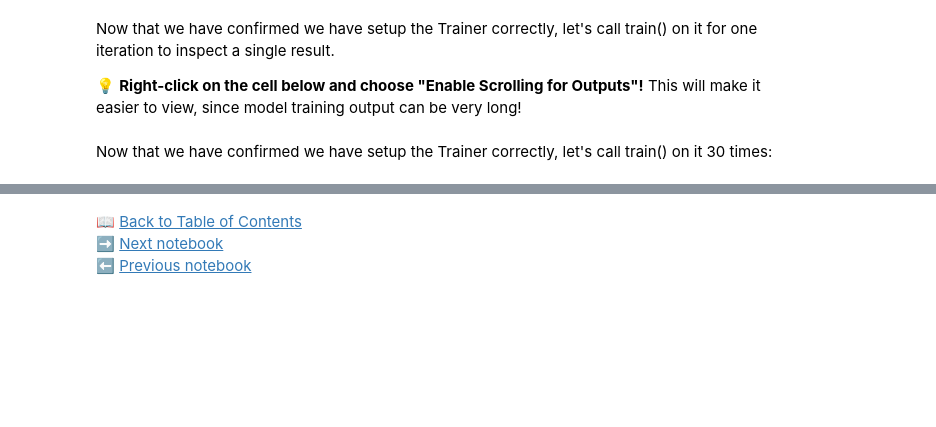
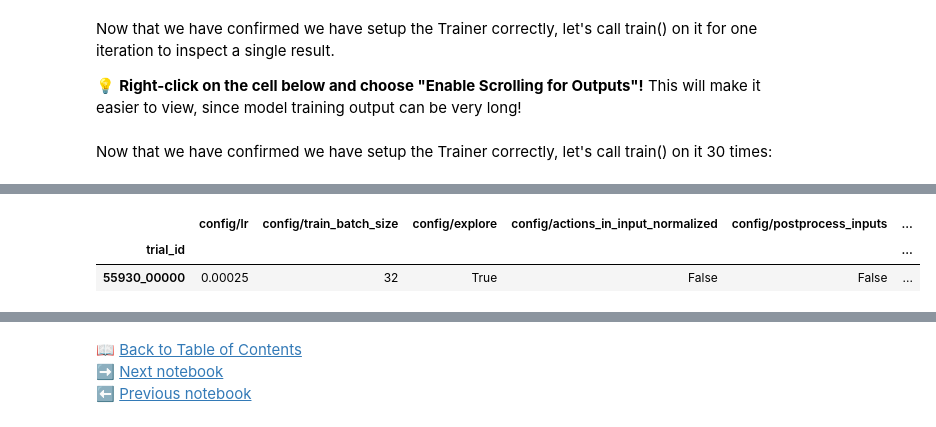
Before and after one commit to anyscale/ray-summit-2022-training, a Jupyter notebook: ray-rllib/ex_06_rllib_in_recsys_overview.ipynb, the cells around one changed output, grey strips where cells are left out. Cells and saved outputs as stored; diff of their text form; code cells hidden in the pictures; blank space fills up the shorter version.

```diff
--- a/ray-rllib/ex_06_rllib_in_recsys_overview.ipynb
+++ b/ray-rllib/ex_06_rllib_in_recsys_overview.ipynb
@@ -1086,2 +1192,10 @@ df.iloc[:,0:8].head()
+# %%
+# inspect training params
+pd.set_option('display.max_columns', 200)
+df.iloc[:, 104:170]
+# %% [output]
+|  | config/lr | config/train_batch_size | config/explore | config/actions_in_input_normalized | config/postprocess_inputs | ... |
+| trial_id |  |  |  |  |  | ... |
+| 55930_00000 | 0.00025 | 32 | True | False | False | ... |
 # %%
 # found the rewards?
```
Also changed, not shown: parts of 24 cells of this notebook, 3 other files.
